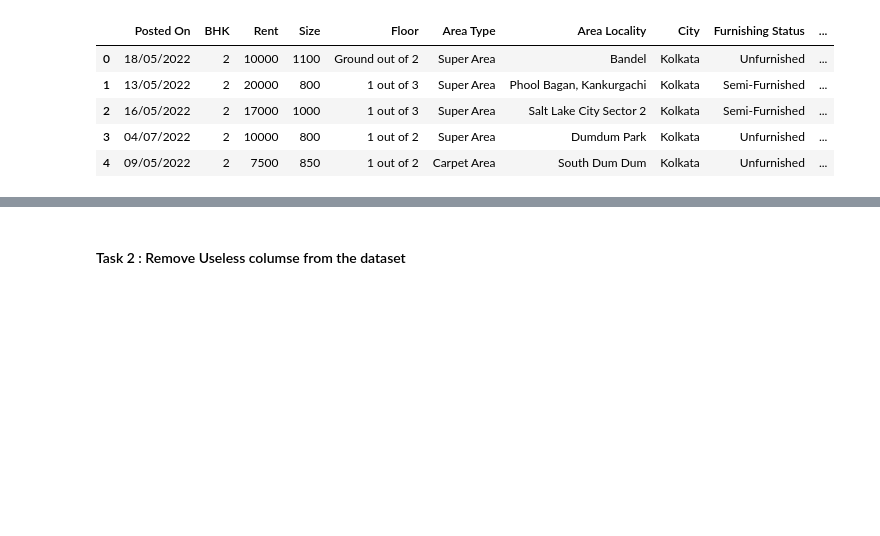
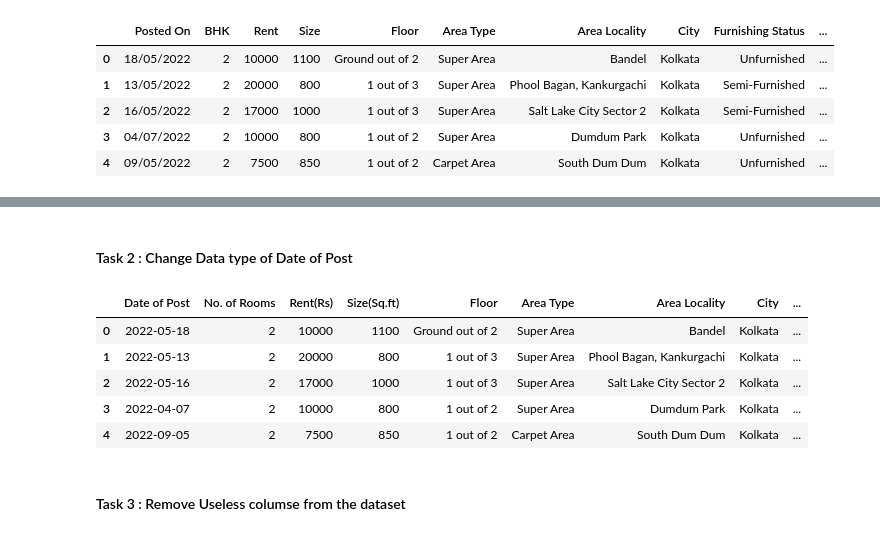
Before and after one commit to Elisha-George/Rent-Prediction__Using-Data-Science, a Jupyter notebook: IDS_Pandas_File.ipynb, the cells around one changed output, grey strips where cells are left out. Saved outputs shown, nothing was run; the diff lists cells and outputs as text; code cells hidden in the pictures; blank space fills up the shorter version.

```diff
--- a/IDS_Pandas_File.ipynb
+++ b/IDS_Pandas_File.ipynb
@@ -89,4 +129,24 @@ all_data.rename(columns)
+# %% [markdown]
+#### Task 2 : Change Data type of Date of Post
+# %%
+
+# Using DataFrame.astype() function
+# df["InsertedDate"] = df["InsertedDate"].astype('datetime64[ns]')
+
+# Convert the data type of column 'Date' from string (YYYY/MM/DD) to datetime64
+# df["InsertedDates"] =  pd.to_datetime(df["InsertedDates"], format="%Y/%m/%d")
+
+all_data['Date of Post'] = all_data['Date of Post'].astype('datetime64')
+# %%
+all_data.head()
+# %% [output]
+|  | Date of Post | No. of Rooms | Rent(Rs) | Size(Sq.ft) | Floor | Area Type | Area Locality | City | ... |
+| 0 | 2022-05-18 | 2 | 10000 | 1100 | Ground out of 2 | Super Area | Bandel | Kolkata | ... |
+| 1 | 2022-05-13 | 2 | 20000 | 800 | 1 out of 3 | Super Area | Phool Bagan, Kankurgachi | Kolkata | ... |
+| 2 | 2022-05-16 | 2 | 17000 | 1000 | 1 out of 3 | Super Area | Salt Lake City Sector 2 | Kolkata | ... |
+| 3 | 2022-04-07 | 2 | 10000 | 800 | 1 out of 2 | Super Area | Dumdum Park | Kolkata | ... |
+| 4 | 2022-09-05 | 2 | 7500 | 850 | 1 out of 2 | Carpet Area | South Dum Dum | Kolkata | ... |
 # %% [markdown]
-#### Task 2 : Remove Useless columse from the dataset
+#### Task 3 : Remove Useless columse from the dataset
 # %%
 # Remove Tenant preferred and Point of contact
```
Also changed, not shown: parts of 4 cells of this notebook.
